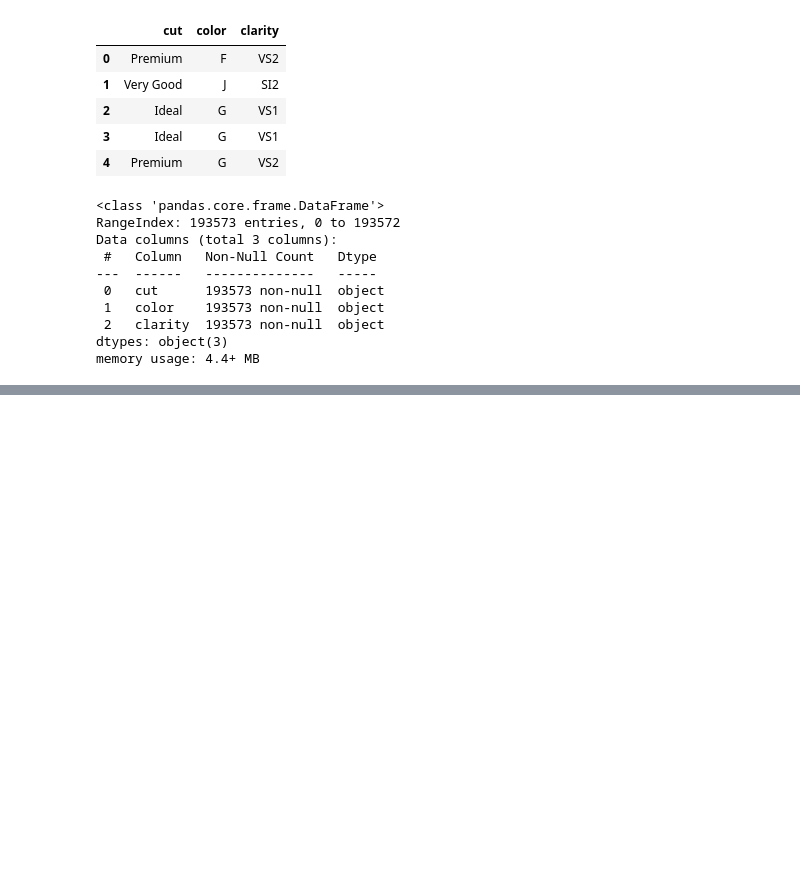
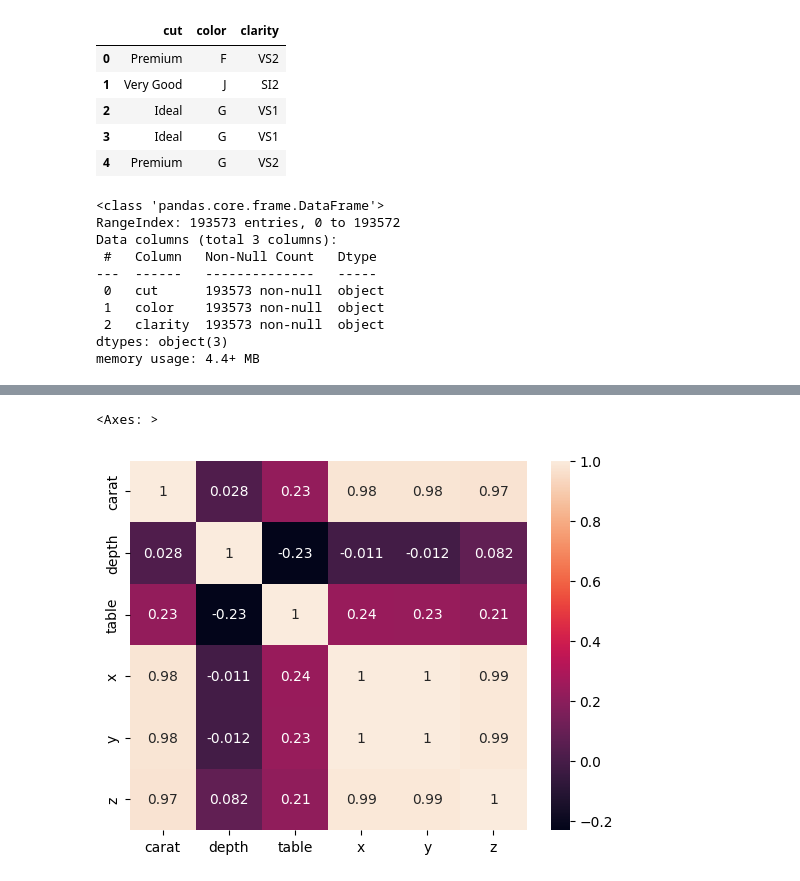
Before and after one commit to sochetan30/mlops-project, a Jupyter notebook: experiments/experiments.ipynb, the cells around one changed output, grey strips where cells are left out. Saved outputs shown, nothing was run; the diff lists cells and outputs as text; code cells hidden in the pictures; blank space fills up the shorter version.

```diff
--- a/experiments/experiments.ipynb
+++ b/experiments/experiments.ipynb
@@ -197,0 +276,5 @@ memory usage: 4.4+ MB
+# %%
+sns.heatmap(data[num_columns].corr(),annot=True)
+# %% [output]
+<Axes: >
+[figure, added]
```
Also changed, not shown: parts of 45 cells of this notebook.
